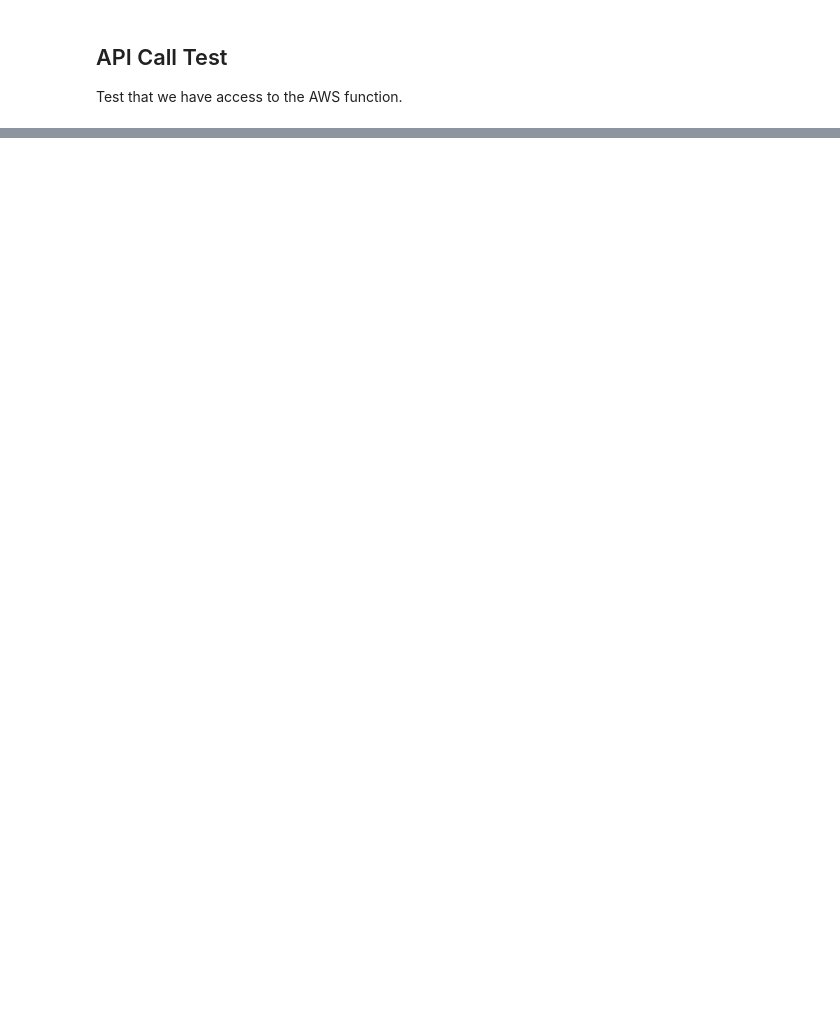
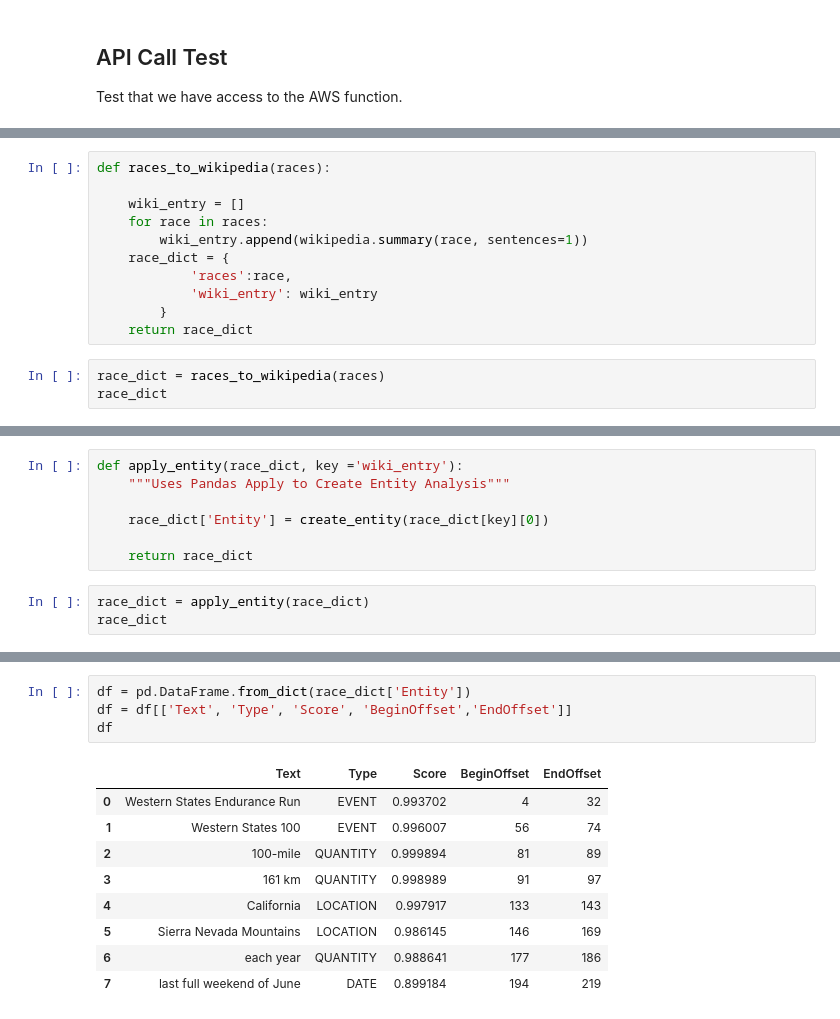
Before and after one commit to canfielder/DSBA-6190_Proj4_Serverless-Pipeline, a Jupyter notebook: notebooks/DSBA_6190_Project_4_Serverless_Data_Engineering_Pipeline.ipynb, the cells around one changed output, grey strips where cells are left out. Drawn from its saved outputs; the diff is of its cells as text; blank space fills up the shorter version.

```diff
--- a/notebooks/DSBA_6190_Project_4_Serverless_Data_Engineering_Pipeline.ipynb
+++ b/notebooks/DSBA_6190_Project_4_Serverless_Data_Engineering_Pipeline.ipynb
@@ -87,0 +264,14 @@ comprehend.detect_sentiment(Text=text_sample, LanguageCode='en')
+# %%
+def races_to_wikipedia(races):
+
+    wiki_entry = []
+    for race in races:
+        wiki_entry.append(wikipedia.summary(race, sentences=1))
+    race_dict = {
+            'races':race,
+            'wiki_entry': wiki_entry
+        }
+    return race_dict
+# %%
+race_dict = races_to_wikipedia(races)
+race_dict
@@ -87,0 +283,10 @@ comprehend.detect_sentiment(Text=text_sample, LanguageCode='en')
+# %%
+def apply_entity(race_dict, key ='wiki_entry'):
+    """Uses Pandas Apply to Create Entity Analysis"""
+
+    race_dict['Entity'] = create_entity(race_dict[key][0])
+
+    return race_dict
+# %%
+race_dict = apply_entity(race_dict)
+race_dict
@@ -87,0 +335,14 @@ comprehend.detect_sentiment(Text=text_sample, LanguageCode='en')
+# %%
+df = pd.DataFrame.from_dict(race_dict['Entity'])
+df = df[['Text', 'Type', 'Score', 'BeginOffset','EndOffset']]
+df
+# %% [output]
+|  | Text | Type | Score | BeginOffset | EndOffset |
+| 0 | Western States Endurance Run | EVENT | 0.993702 | 4 | 32 |
+| 1 | Western States 100 | EVENT | 0.996007 | 56 | 74 |
+| 2 | 100-mile | QUANTITY | 0.999894 | 81 | 89 |
+| 3 | 161 km | QUANTITY | 0.998989 | 91 | 97 |
+| 4 | California | LOCATION | 0.997917 | 133 | 143 |
+| 5 | Sierra Nevada Mountains | LOCATION | 0.986145 | 146 | 169 |
+| 6 | each year | QUANTITY | 0.988641 | 177 | 186 |
+| 7 | last full weekend of June | DATE | 0.899184 | 194 | 219 |
```
Also changed, not shown: parts of 38 cells of this notebook.
